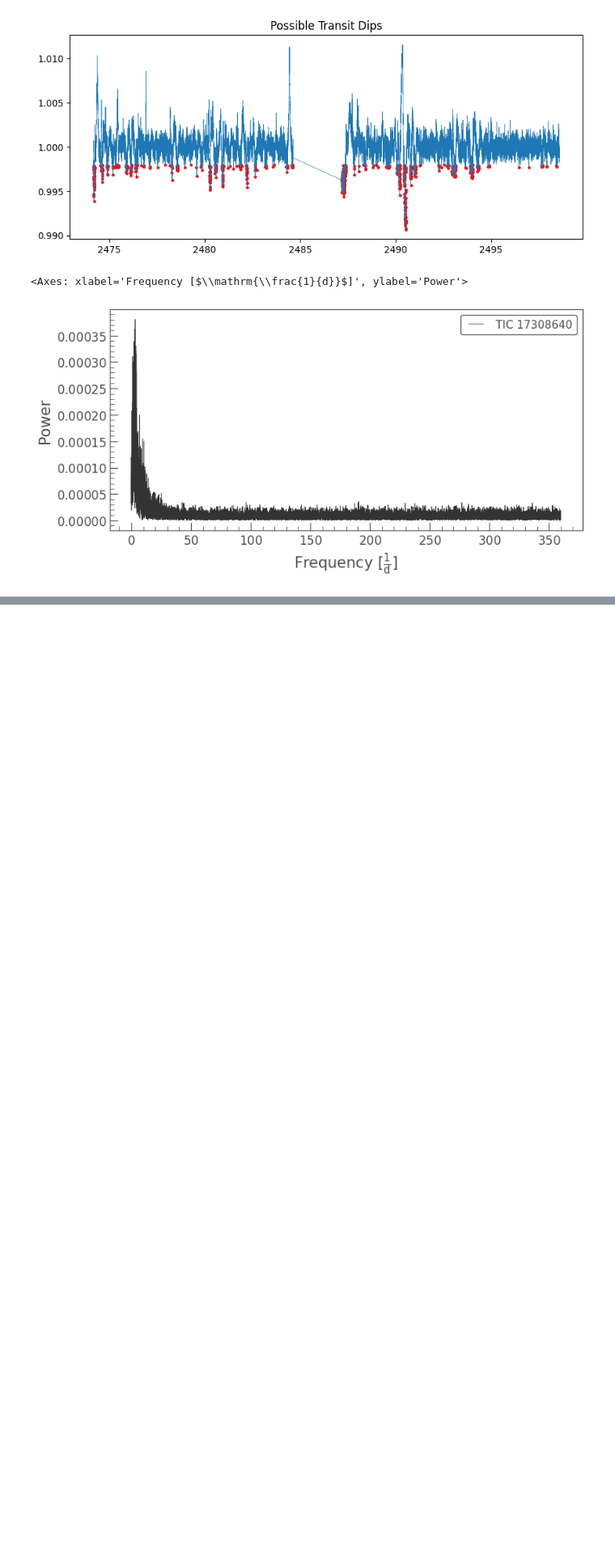
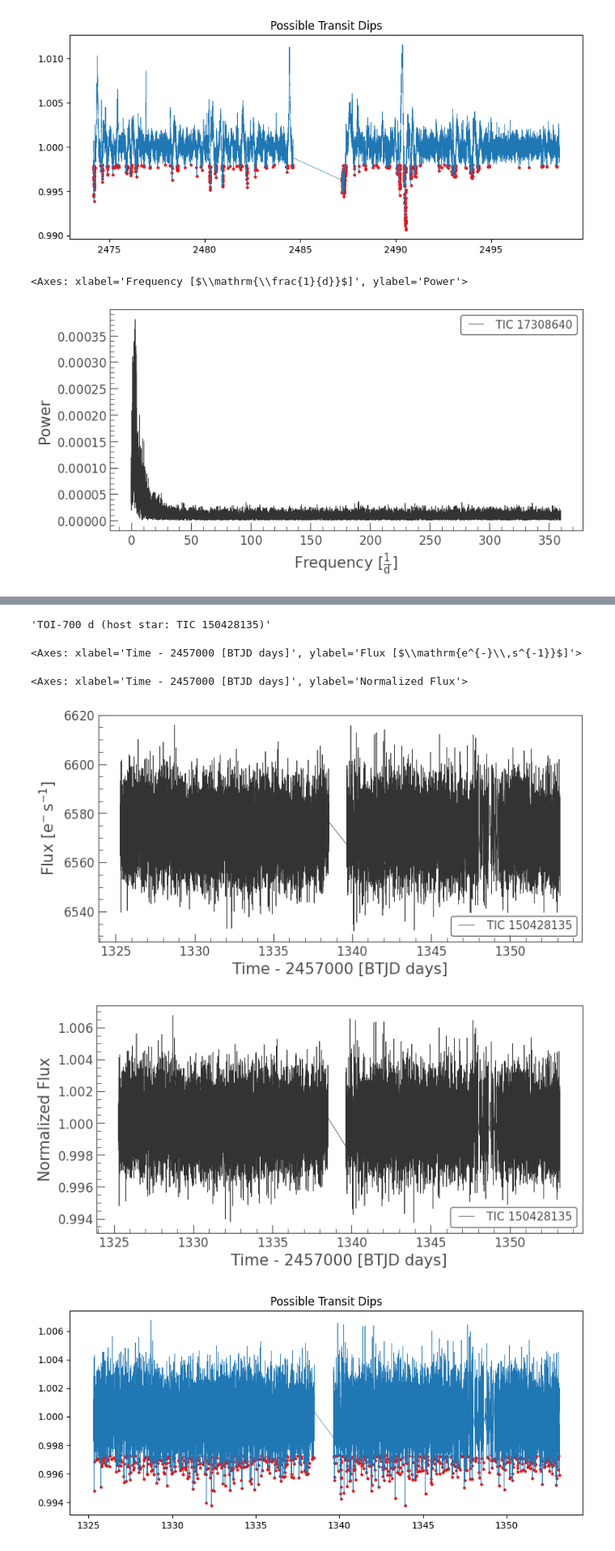
Before and after one commit to lorddarthroro/TESS-Exoplanet-Transit-Detection-Using-Light-Curve-Analysis, a Jupyter notebook: tess_exoplanet_transit_detection.ipynb, the cells around one changed output, grey strips where cells are left out. Shown at 81% size. Drawn from its saved outputs; the diff is of its cells as text; code cells hidden in the pictures; blank space fills up the shorter version.

```diff
--- a/tess_exoplanet_transit_detection.ipynb
+++ b/tess_exoplanet_transit_detection.ipynb
@@ -65,0 +70,38 @@ plt.show()
+# %%
+"TOI-700 d (host star: TIC 150428135) - confirmed Exo Planet"
+# %% [output]
+'TOI-700 d (host star: TIC 150428135)'
+# %%
+import lightkurve as lk
+
+search_result = lk.search_lightcurve("TOI 700", mission="TESS")
+lc = search_result.download()
+lc.plot()
+# %% [output]
+<Axes: xlabel='Time - 2457000 [BTJD days]', ylabel='Flux [$\\mathrm{e^{-}\\,s^{-1}}$]'>
+# %%
+import numpy as np
+lc = lc.remove_nans()
+flux = lc.flux / np.nanmedian(lc.flux)
+time = lc.time.value
+# %%
+lc_flat = lc.flatten(window_length=401)
+lc_flat.plot()
+# %% [output]
+<Axes: xlabel='Time - 2457000 [BTJD days]', ylabel='Normalized Flux'>
+# %%
+flux = lc_flat.flux.value
+
+threshold = np.percentile(flux, 5)
+dips = flux < threshold
+# %%
+import matplotlib.pyplot as plt
+plt.figure(figsize=(10,4))
+plt.plot(time, flux, linewidth=0.5)
+plt.scatter(time[dips], flux[dips], color='red', s=5)
+plt.title("Possible Transit Dips")
+plt.show()
+# %% [output]
+[figure, added]
+[figure, added]
+[figure, added]
```
Also changed, not shown: parts of 3 cells of this notebook.
